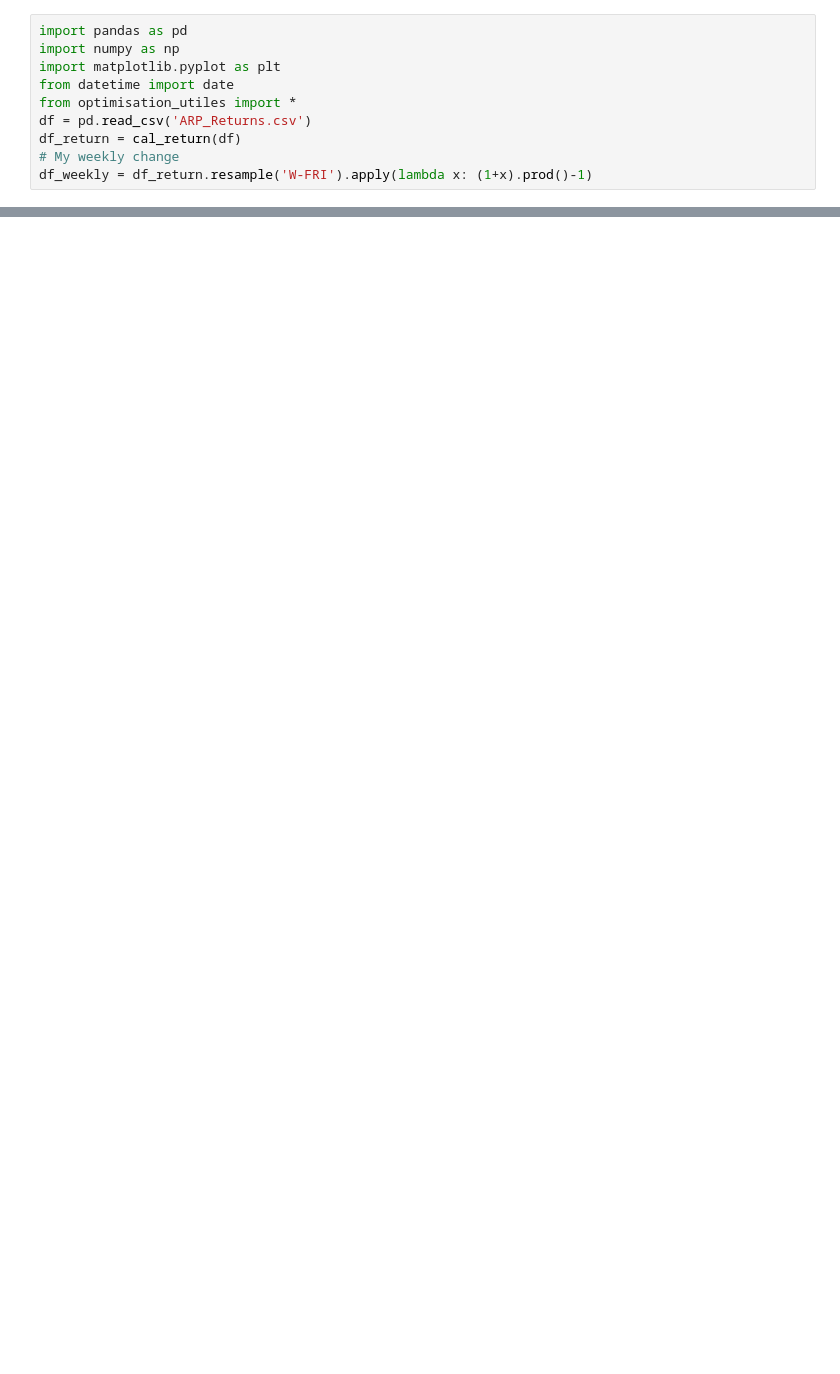
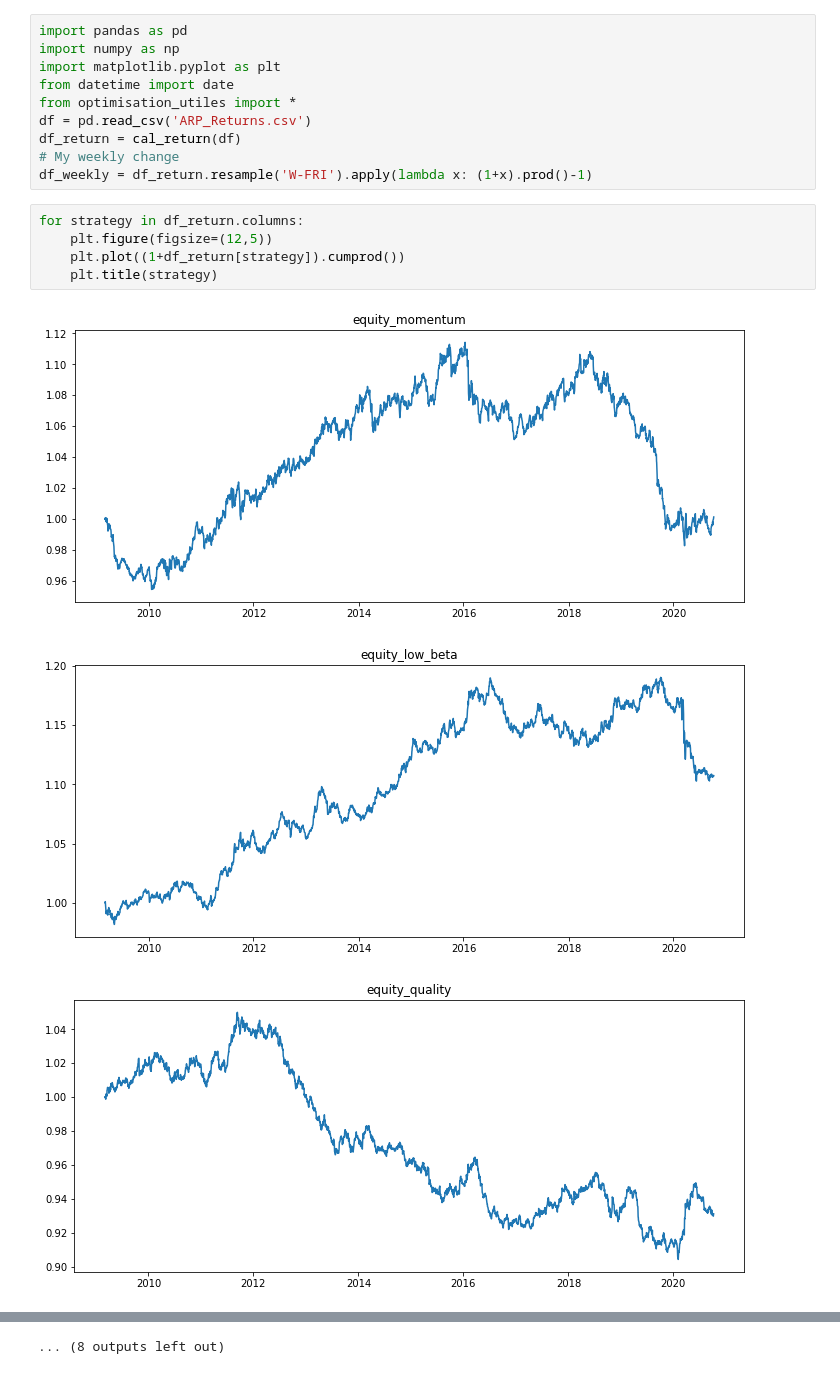
Before and after one commit to shenyifan17/combine_strategies, a Jupyter notebook: test.ipynb, the cells around one changed output, grey strips where cells are left out. Drawn from its saved outputs; the diff is of its cells as text; blank space fills up the shorter version.

```diff
--- a/test.ipynb
+++ b/test.ipynb
@@ -8,3 +8,12 @@ df = pd.read_csv('ARP_Returns.csv')
 df_return = cal_return(df)
 # My weekly change
 df_weekly = df_return.resample('W-FRI').apply(lambda x: (1+x).prod()-1)
+# %%
+for strategy in df_return.columns:
+    plt.figure(figsize=(12,5))
+    plt.plot((1+df_return[strategy]).cumprod())
+    plt.title(strategy)
+# %% [output]
+[figure, added]
+[figure, added]
+[figure, added]
@@ -10,0 +29 @@ df_weekly = df_return.resample('W-FRI').apply(lambda x: (1+x).prod()-1)
+... (8 outputs left out)
```
Also changed, not shown: parts of 16 cells of this notebook, 2 other files.
